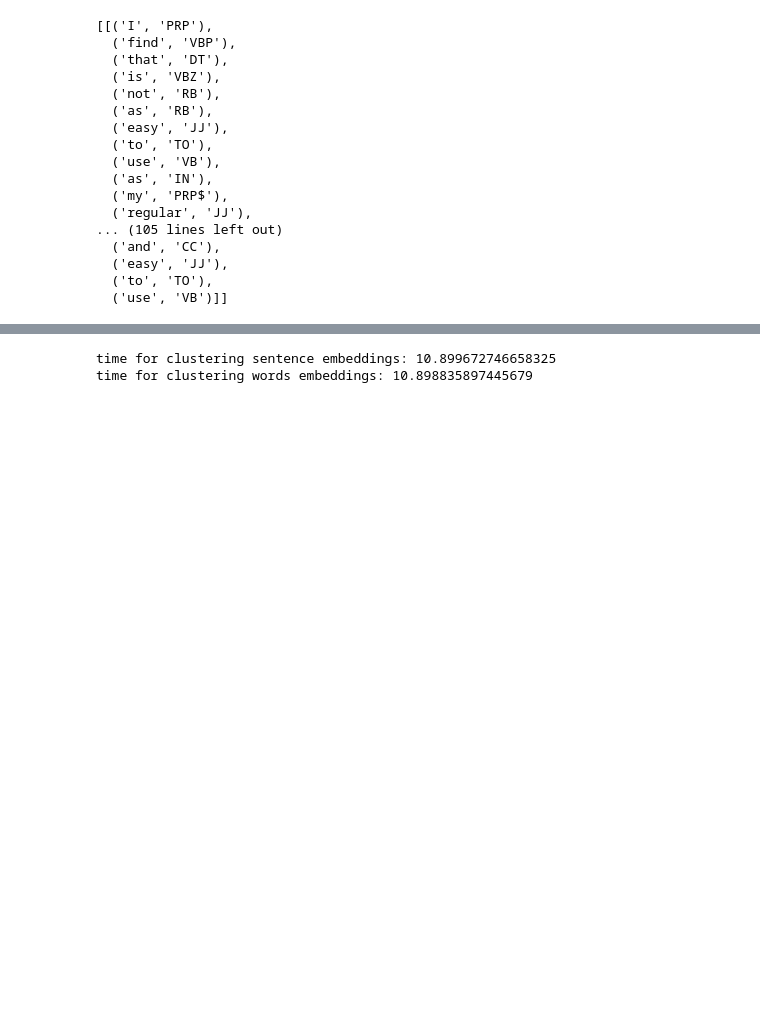
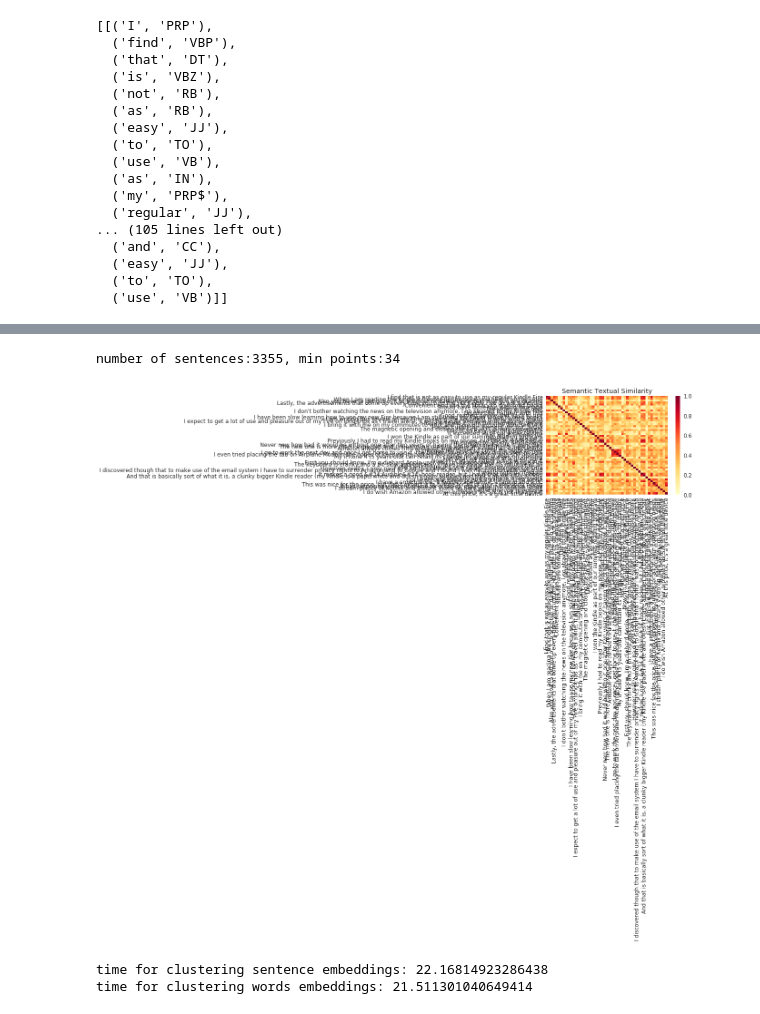
Before and after one commit to betty35/comment-summary-tests, a Jupyter notebook: Clustering.ipynb, the cells around one changed output, grey strips where cells are left out. Drawn from its saved outputs; the diff is of its cells as text; code cells hidden in the pictures; blank space fills up the shorter version.

```diff
--- a/Clustering.ipynb
+++ b/Clustering.ipynb
@@ -96,0 +101,6 @@ X2 = np.array(reviews['words_embedding'].tolist())
+# %%
+####greedy
+corr = np.inner(X1,X1)
+# %%
+corr[corr<0]=0
+corr[corr>0.99]=0
@@ -96,0 +140,6 @@ X2 = np.array(reviews['words_embedding'].tolist())
+# %%
+labels = np.zeros(shape=n_sentence, dtype=np.int8)
+chain = np.zeros(shape=n_sentence, dtype=np.int8)
+
+the_line = 0.85#0.9*avg_max_corr+0.1*avg_corr
+the_line
@@ -96,0 +161,13 @@ X2 = np.array(reviews['words_embedding'].tolist())
+# %%
+def find_close_pt_with_label(s): # s: the index of the sentence
+    for i in range(0, n_sentence):
+        if corr[s][i]>the_line and labels[i]!=0:
+            return i,labels[i]
+    return 0, 0
+
+def group_labels(labels):
+    clusters = []
+    for i in range(-1,np.amax(labels)):
+        index = np.where(labels == i)
+        clusters.append(index[0])
+    return clusters
@@ -96,0 +284,36 @@ X2 = np.array(reviews['words_embedding'].tolist())
+# %%
+pca = dc.PCA(n_components=10)
+pca.fit(X1)
+X1 = pca.transform(X1)
+
+pca = dc.PCA(n_components=10)
+pca.fit(X2)
+X2 = pca.transform(X2)
+
+n_sentence = len(X2.tolist())
+import math
+n_min_pts = math.ceil(n_sentence*0.01)
+
+print('number of sentences:{}, min points:{}'.format(n_sentence,n_min_pts))
+# %% [output]
+number of sentences:3355, min points:34
+# %%
+import matplotlib.pyplot as plt
+import seaborn as sns
+
+def plot_similarity(labels, features, rotation):
+    corr = np.inner(features, features)
+    sns.set(font_scale=1.2)
+    g = sns.heatmap(
+      corr,
+      xticklabels=labels,
+      yticklabels=labels,
+      vmin=0,
+      vmax=1,
+      cmap="YlOrRd")
+    g.set_xticklabels(labels, rotation=rotation)
+    g.set_title("Semantic Textual Similarity")
+
+plot_similarity(np.array(reviews['text'].tolist())[0:50],np.array(reviews['sentence_embedding'].tolist())[0:50],90)
+# %% [output]
+[figure, added]
@@ -97,21 +327,21 @@ X2 = np.array(reviews['words_embedding'].tolist())
 # %%
 # Clustering
 time1 = time.time()
-db_s = DBSCAN(eps=0.4).fit(X1)
+db_s = DBSCAN(eps=0.246, min_samples=n_min_pts, metric='canberra').fit(X1)
 print('time for clustering sentence embeddings:', (time.time()-time1))
 time1 = time.time()
-db_w = DBSCAN(eps=0.4).fit(X2)
+db_w = DBSCAN(eps=0.246, min_samples=n_min_pts, metric='canberra').fit(X2)
 print('time for clustering words embeddings:',(time.time()-time1))
 # Get labels
 labels_s = db_s.labels_.tolist()
 labels_w = db_w.labels_.tolist()
 reviews['label_db_sentence'] = labels_s
 reviews['label_db_word'] = labels_w
-n_sentence= len(set(labels_s)) - (1 if -1 in labels_s else 0)
-n_words=len(set(labels_w)) - (1 if -1 in labels_w else 0)
+n_sentence= cluster_number(labels_s)
+n_words= cluster_number(labels_w)
 # %% [output]
-time for clustering sentence embeddings: 10.899672746658325
-time for clustering words embeddings: 10.898835897445679
+time for clustering sentence embeddings: 22.16814923286438
+time for clustering words embeddings: 21.511301040649414
 # %%
 print('total sentences:',len(list(labels_s)))
 print('clusters for sentences:',n_sentence, 'noise:',list(labels_s).count(-1))
```
Also changed, not shown: parts of 28 cells of this notebook, 4 other files.
